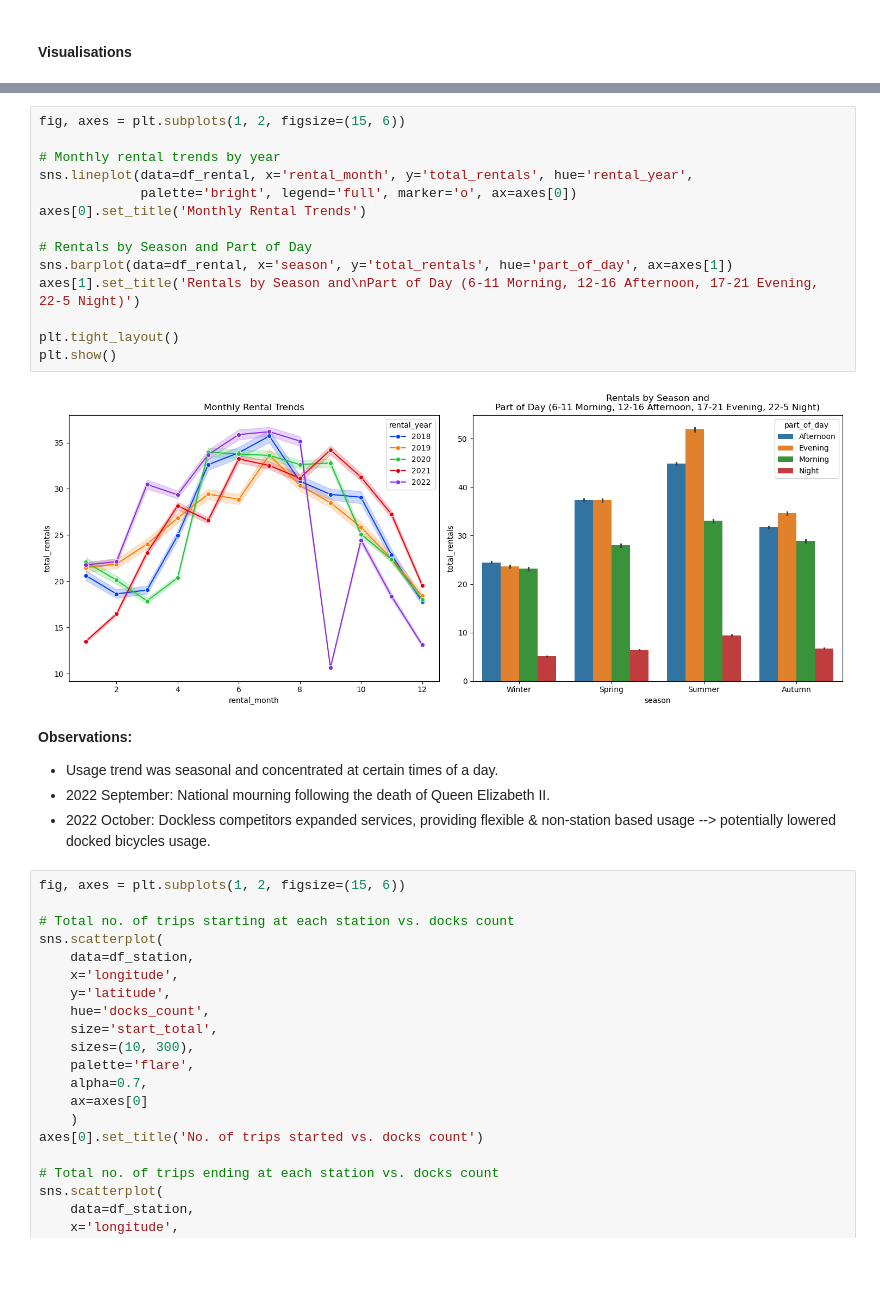
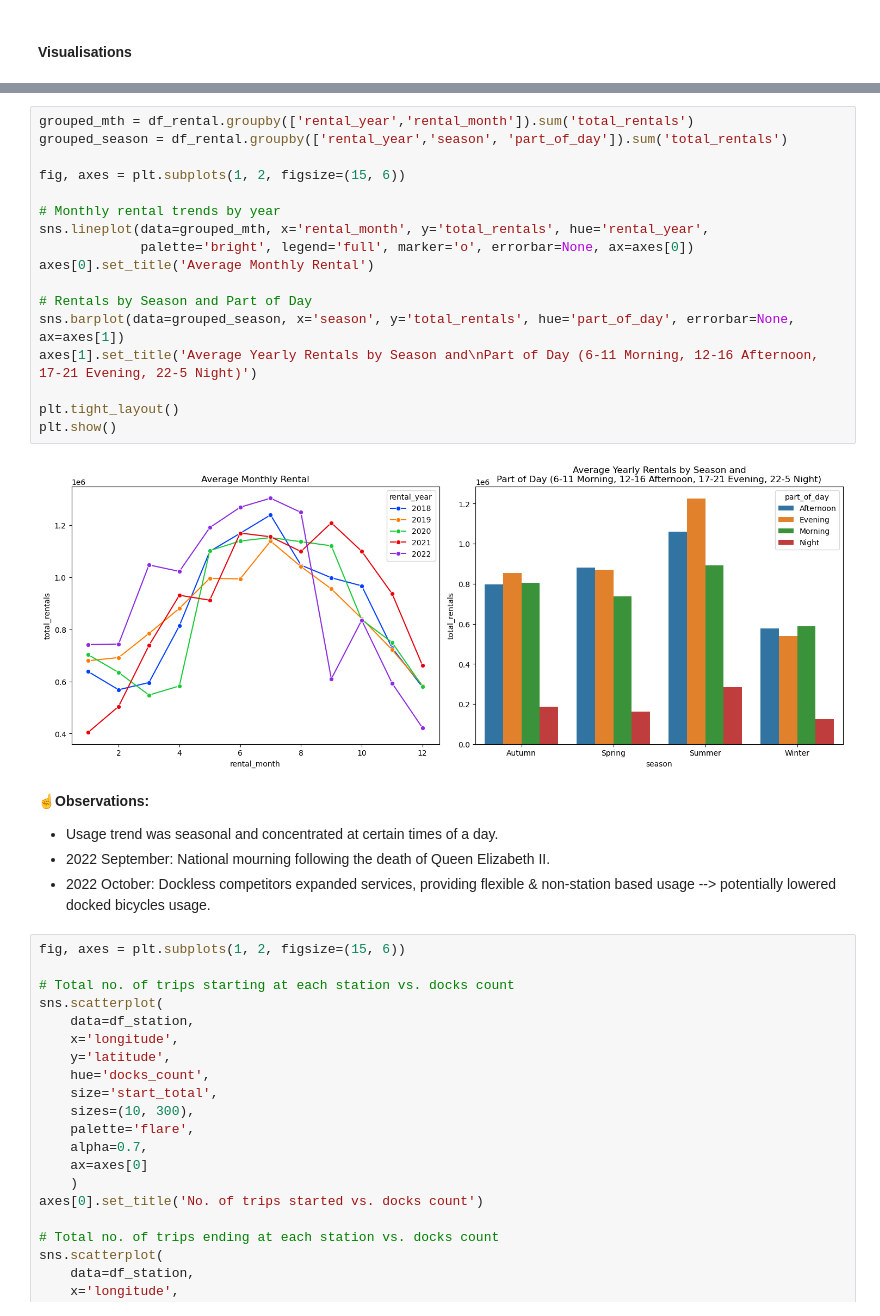
Before and after one commit to morinousagi/elt-dbt-gx-londonbike, a Jupyter notebook: eda_london_bicycles.ipynb, the cells around one changed output, grey strips where cells are left out. Cells and saved outputs as stored; diff of their text form; blank space fills up the shorter version.

```diff
--- a/eda_london_bicycles.ipynb
+++ b/eda_london_bicycles.ipynb
@@ -152,23 +162,26 @@ plt.show()
 - Weekday usage peaked at 8AM and 5PM.
 - Generally, Weekday usage surpassed Weekend usage at all times.
-# %%
-fig, axes = plt.subplots(1, 2, figsize=(15, 6))
-
-# Monthly rental trends by year
-sns.lineplot(data=df_rental, x='rental_month', y='total_rentals', hue='rental_year',
-             palette='bright', legend='full', marker='o', ax=axes[0])
-axes[0].set_title('Monthly Rental Trends')
-
-# Rentals by Season and Part of Day
-sns.barplot(data=df_rental, x='season', y='total_rentals', hue='part_of_day', ax=axes[1])
-axes[1].set_title('Rentals by Season and\nPart of Day (6-11 Morning, 12-16 Afternoon, 17-21 Evening, 22-5 Night)')
-
-plt.tight_layout()
-plt.show()
-# %% [output]
-[figure, removed]
+# %%
+grouped_mth = df_rental.groupby(['rental_year','rental_month']).sum('total_rentals')
+grouped_season = df_rental.groupby(['rental_year','season', 'part_of_day']).sum('total_rentals')
+
+fig, axes = plt.subplots(1, 2, figsize=(15, 6))
+
+# Monthly rental trends by year
+sns.lineplot(data=grouped_mth, x='rental_month', y='total_rentals', hue='rental_year',
+             palette='bright', legend='full', marker='o', errorbar=None, ax=axes[0])
+axes[0].set_title('Average Monthly Rental')
+
+# Rentals by Season and Part of Day
+sns.barplot(data=grouped_season, x='season', y='total_rentals', hue='part_of_day', errorbar=None, ax=axes[1])
+axes[1].set_title('Average Yearly Rentals by Season and\nPart of Day (6-11 Morning, 12-16 Afternoon, 17-21 Evening, 22-5 Night)')
+
+plt.tight_layout()
+plt.show()
+# %% [output]
+[figure, added]
 # %% [markdown]
-**Observations:**
+**☝️Observations:**
 - Usage trend was seasonal and concentrated at certain times of a day.
 - 2022 September: National mourning following the death of Queen Elizabeth II.
 - 2022 October: Dockless competitors expanded services, providing flexible & non-station based usage --> potentially lowered docked bicycles usage.
```
Also changed, not shown: parts of 7 cells of this notebook, 1 other file.
